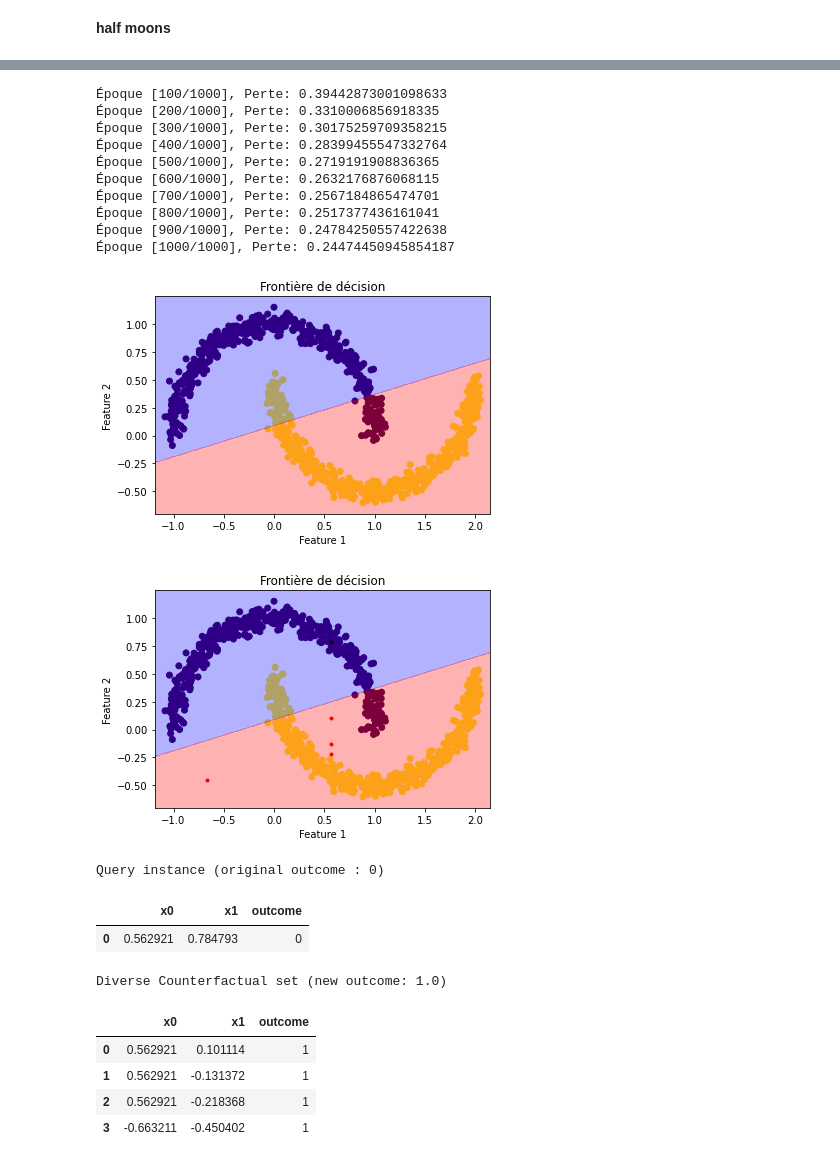
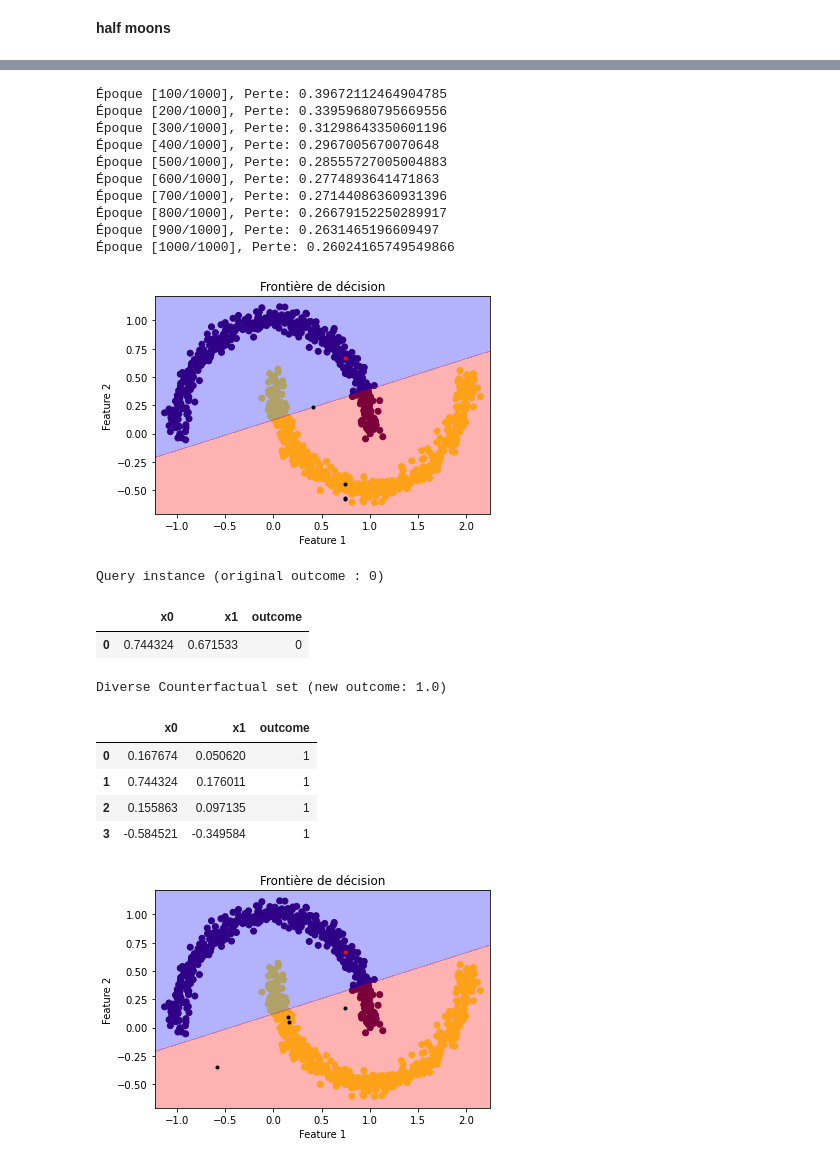
Before and after one commit to pidoux7/XAI, a Jupyter notebook: TME2/TME2_gg.ipynb, the cells around one changed output, grey strips where cells are left out. Drawn from its saved outputs; the diff is of its cells as text; code cells hidden in the pictures.

Commit message:
reseau +dice , à faire : campagne expérimentation

```diff
--- a/TME2/TME2_gg.ipynb
+++ b/TME2/TME2_gg.ipynb
@@ -111,46 +98,50 @@ X_test_t = torch.tensor(X_test, dtype=torch.float32)
 with torch.no_grad():
     predicted = model(X_test_t)
     predicted_class = (predicted >= 0.5).float()
-
-
-# Tracer la frontière de décision
-plt.scatter(X_train_t[:, 0], X_train_t[:, 1], c=y_train_t)
-x_min, x_max = X_train_t[:, 0].min() - 0.1, X_train_t[:, 0].max() + 0.1
-y_min, y_max = X_train_t[:, 1].min() - 0.1, X_train_t[:, 1].max() + 0.1
-xx, yy = np.meshgrid(np.arange(x_min, x_max, 0.01), np.arange(y_min, y_max, 0.01))
-Z = model(torch.tensor(np.c_[xx.ravel(), yy.ravel()], dtype=torch.float32))
-Z = Z.reshape(xx.shape)
-plt.contourf(xx, yy, Z.detach().numpy(), levels=[0, 0.5, 1], colors=['blue', 'red'], alpha=0.3)
-plt.xlabel('Feature 1')
-plt.ylabel('Feature 2')
-plt.title('Frontière de décision')
-plt.show()
 # %% [output]
-Époque [100/1000], Perte: 0.39442873001098633
-Époque [200/1000], Perte: 0.3310006856918335
-Époque [300/1000], Perte: 0.30175259709358215
-Époque [400/1000], Perte: 0.28399455547332764
-Époque [500/1000], Perte: 0.2719191908836365
-Époque [600/1000], Perte: 0.2632176876068115
-Époque [700/1000], Perte: 0.2567184865474701
-Époque [800/1000], Perte: 0.2517377436161041
-Époque [900/1000], Perte: 0.24784250557422638
-Époque [1000/1000], Perte: 0.24474450945854187
+Époque [100/1000], Perte: 0.39672112464904785
+Époque [200/1000], Perte: 0.33959680795669556
+Époque [300/1000], Perte: 0.31298643350601196
+Époque [400/1000], Perte: 0.2967005670070648
+Époque [500/1000], Perte: 0.28555727005004883
+Époque [600/1000], Perte: 0.2774893641471863
+Époque [700/1000], Perte: 0.27144086360931396
+Époque [800/1000], Perte: 0.26679152250289917
+Époque [900/1000], Perte: 0.2631465196609497
+Époque [1000/1000], Perte: 0.26024165749549866
-[figure, old version]
+[figure, new version]
 # %%
+data = dice_ml.Data(dataframe=train_dataset, continuous_features=['x0','x1'], outcome_name='outcome')
+m = dice_ml.Model(model=model, backend="PYT")
+exp = dice_ml.Dice(data,m)
+# Generate counterfactual examples
+query_instance = test_dataset[0:1]
+dice_exp = exp.generate_counterfactuals(query_instance, total_CFs=4, desired_class="opposite")
+# Visualize counterfactual explanation
+dice_exp.visualize_as_dataframe()
 # Tracer la frontière de décision
 plt.scatter(X_train_t[:, 0], X_train_t[:, 1], c=y_train_t)
 x_min, x_max = X_train_t[:, 0].min() - 0.1, X_train_t[:, 0].max() + 0.1
 y_min, y_max = X_train_t[:, 1].min() - 0.1, X_train_t[:, 1].max() + 0.1
 xx, yy = np.meshgrid(np.arange(x_min, x_max, 0.01), np.arange(y_min, y_max, 0.01))
 Z = model(torch.tensor(np.c_[xx.ravel(), yy.ravel()], dtype=torch.float32))
 Z = Z.reshape(xx.shape)
 plt.contourf(xx, yy, Z.detach().numpy(), levels=[0, 0.5, 1], colors=['blue', 'red'], alpha=0.3)
 plt.xlabel('Feature 1')
 plt.ylabel('Feature 2')
 plt.title('Frontière de décision')
-plt.plot(X_test_t[0, 0], X_test_t[0, 1], 'k.')
-plt.plot(m[:, 0], m[:, 1], 'r.')
+plt.plot(X_test_t[0, 0], X_test_t[0, 1], 'r.')
+d = dice_exp.cf_examples_list[0].final_cfs_df.to_numpy()
+plt.plot(d[:, 0], d[:, 1], 'k.')
 plt.show()
 # %% [output]
+Query instance (original outcome : 0)
+|  | x0 | x1 | outcome |
+| 0 | 0.744324 | 0.671533 | 0 |
+Diverse Counterfactual set (new outcome: 1.0)
+|  | x0 | x1 | outcome |
+| 0 | 0.167674 | 0.050620 | 1 |
+| 1 | 0.744324 | 0.176011 | 1 |
+| 2 | 0.155863 | 0.097135 | 1 |
+| 3 | -0.584521 | -0.349584 | 1 |
-[figure, old version]
+[figure, new version]
@@ -162,16 +147,0 @@ exp = dice_ml.Dice(data,m)
-# %%
-# Generate counterfactual examples
-query_instance = test_dataset[0:1]
-dice_exp = exp.generate_counterfactuals(query_instance, total_CFs=4, desired_class="opposite")
-# Visualize counterfactual explanation
-d = dice_exp.visualize_as_dataframe()
-# %% [output]
-Query instance (original outcome : 0)
-|  | x0 | x1 | outcome |
-| 0 | 0.562921 | 0.784793 | 0 |
-Diverse Counterfactual set (new outcome: 1.0)
-|  | x0 | x1 | outcome |
-| 0 | 0.562921 | 0.101114 | 1 |
-| 1 | 0.562921 | -0.131372 | 1 |
-| 2 | 0.562921 | -0.218368 | 1 |
-| 3 | -0.663211 | -0.450402 | 1 |
```
Also changed, not shown: parts of 15 cells of this notebook.
